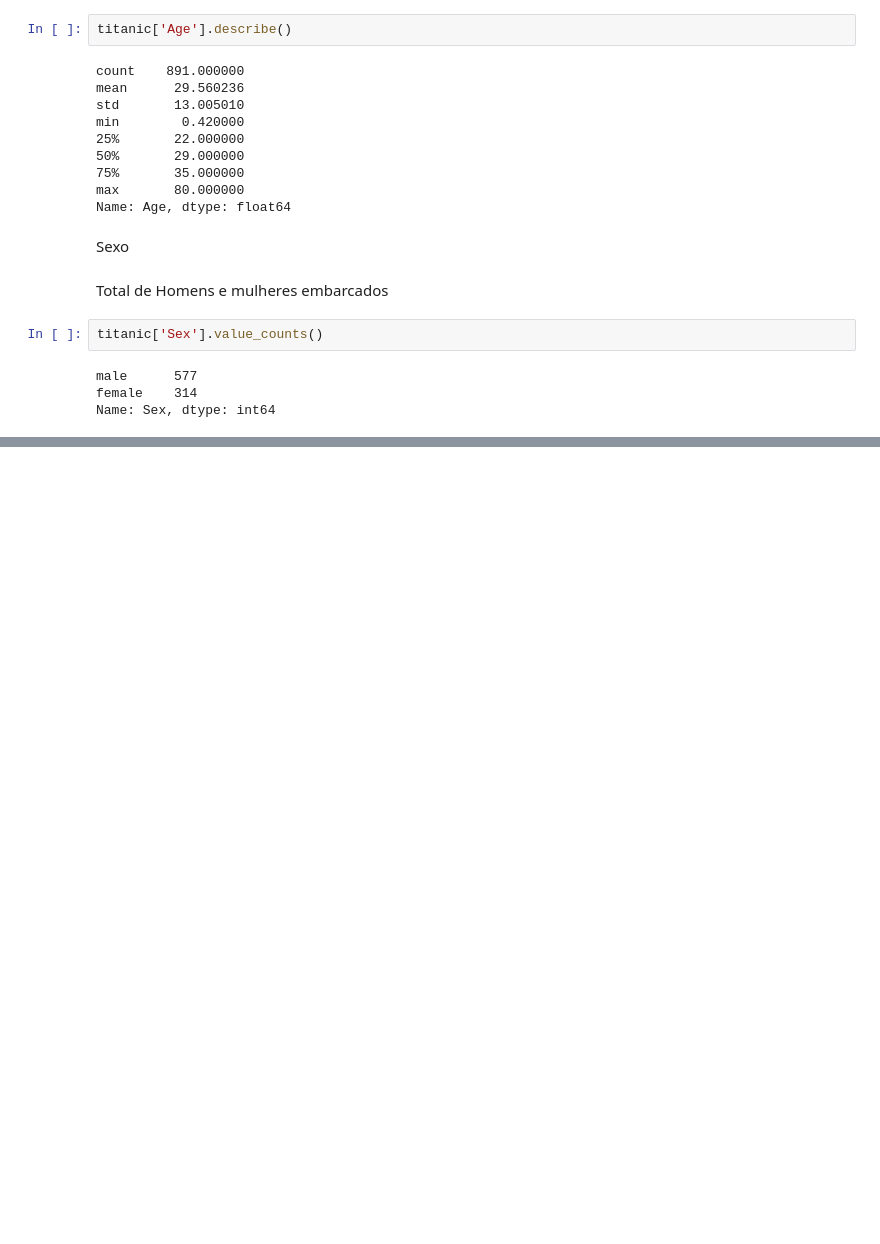
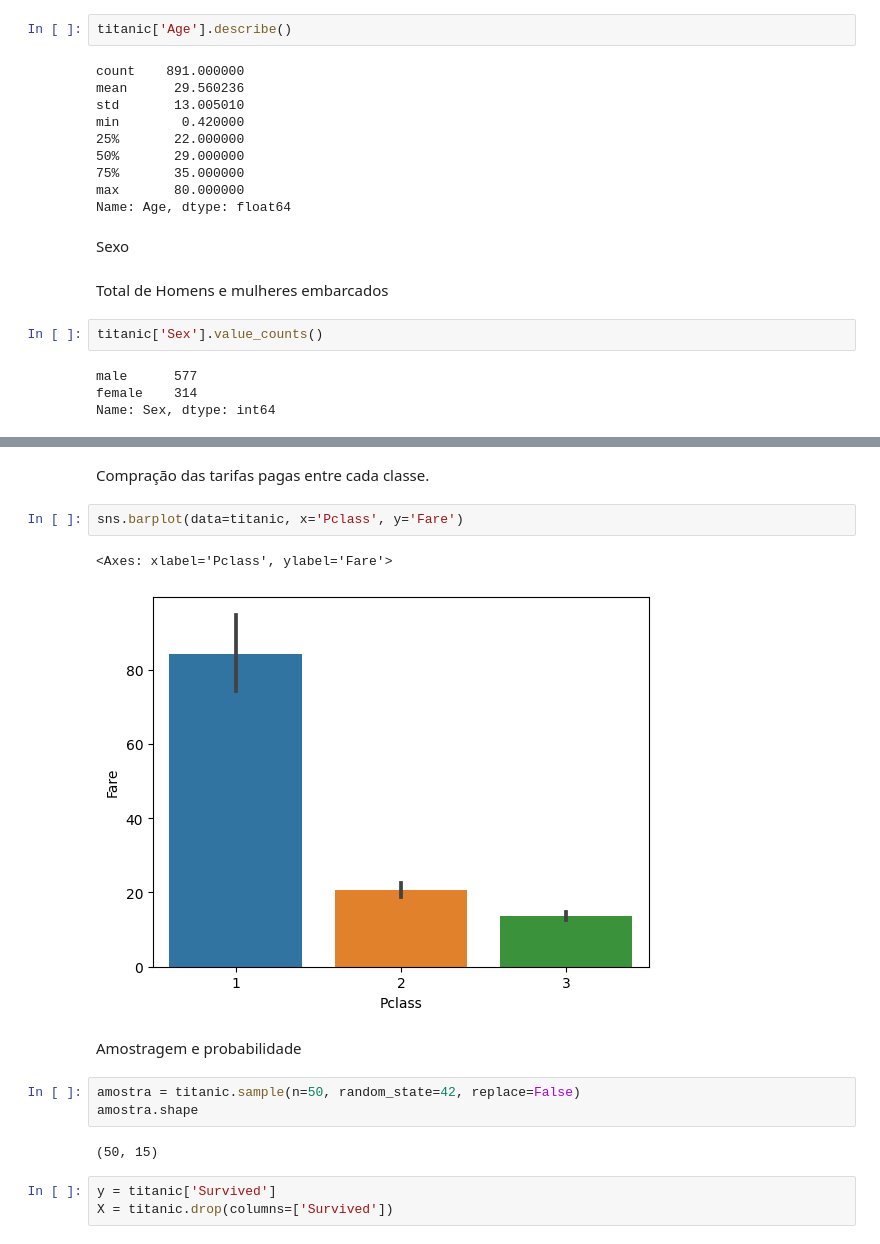
Before and after one commit to rdthemis/ADTD, a Jupyter notebook: Trabalho Final.ipynb, the cells around one changed output, grey strips where cells are left out. Cells and saved outputs as stored; diff of their text form; blank space fills up the shorter version.

```diff
--- a/Trabalho Final.ipynb
+++ b/Trabalho Final.ipynb
@@ -195,0 +242,17 @@ sns.barplot(x='Sex', y='Survived', data=titanic)
+# %% [markdown]
+Compração das tarifas pagas entre cada classe.
+# %%
+sns.barplot(data=titanic, x='Pclass', y='Fare')
+# %% [output]
+<Axes: xlabel='Pclass', ylabel='Fare'>
+[figure, added]
+# %% [markdown]
+Amostragem e probabilidade
+# %%
+amostra = titanic.sample(n=50, random_state=42, replace=False)
+amostra.shape
+# %% [output]
+(50, 15)
+# %%
+y = titanic['Survived']
+X = titanic.drop(columns=['Survived'])
```
Also changed, not shown: parts of 21 cells of this notebook.
